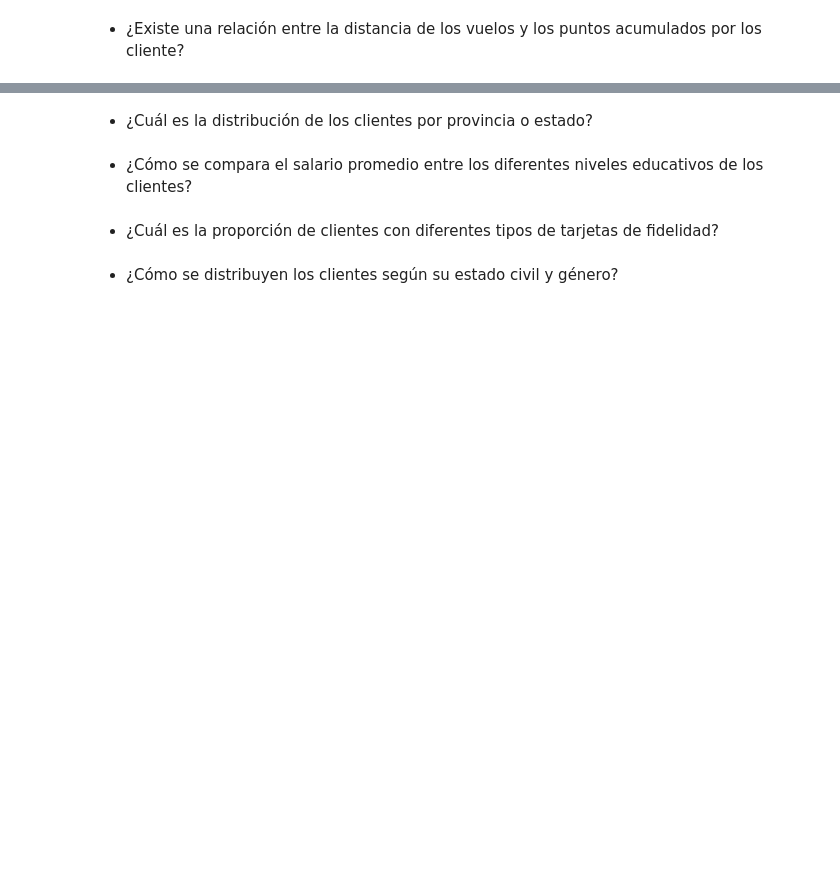
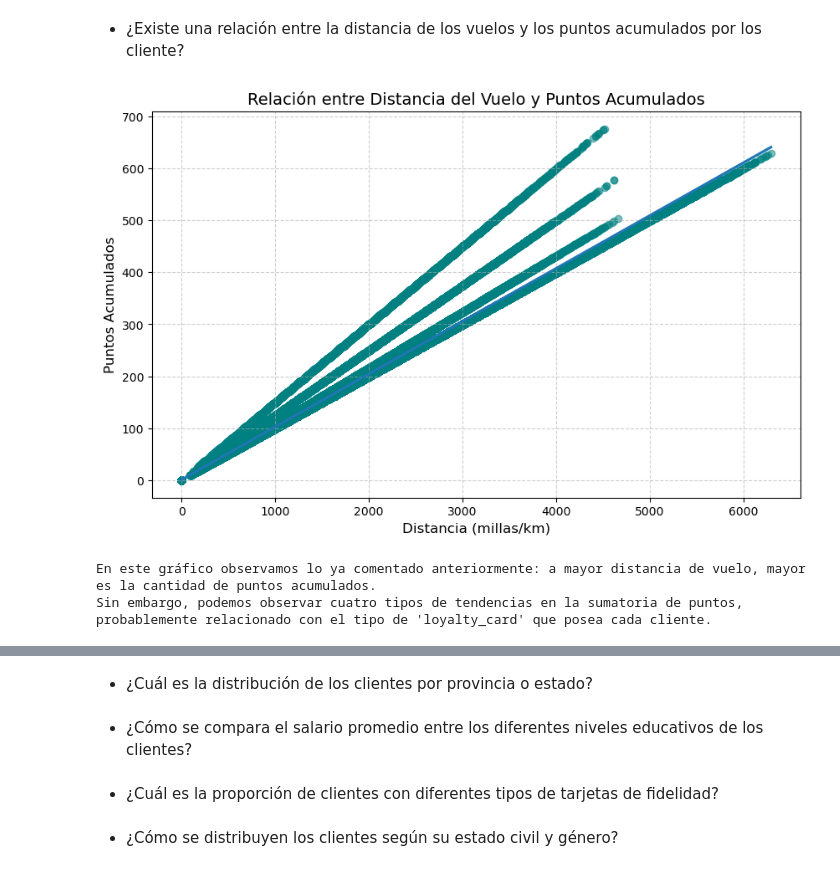
Before and after one commit to Adalab/bda-modulo-3-evaluacion-final-PatriciaAnaya, a Jupyter notebook: bda-modulo-3-evaluacion-final-PatriciaAnaya.ipynb, the cells around one changed output, grey strips where cells are left out. Cells and saved outputs as stored; diff of their text form; code cells hidden in the pictures; blank space fills up the shorter version.

```diff
--- a/bda-modulo-3-evaluacion-final-PatriciaAnaya.ipynb
+++ b/bda-modulo-3-evaluacion-final-PatriciaAnaya.ipynb
@@ -621,2 +639,20 @@ Name: proportion, dtype: float64
 # %% [markdown]
 - ¿Existe una relación entre la distancia de los vuelos y los puntos acumulados por los cliente?
+# %%
+plt.figure(figsize=(10, 6))
+
+# scatter_kws ajusta los puntos, line_kws muestra una línea de tendencia
+sns.regplot(data=df_final, x='distance', y='points_accumulated',
+            scatter_kws={'alpha':0.5, 'color':'teal'})
+
+plt.title('Relación entre Distancia del Vuelo y Puntos Acumulados', fontsize=14)
+plt.xlabel('Distancia (millas/km)', fontsize=12)
+plt.ylabel('Puntos Acumulados', fontsize=12)
+plt.grid(True, linestyle='--', alpha=0.6)
+plt.show()
+
+print("En este gráfico observamos lo ya comentado anteriormente: a mayor distancia de vuelo, mayor es la cantidad de puntos acumulados. \nSin embargo, podemos observar cuatro tipos de tendencias en la sumatoria de puntos, probablemente relacionado con el tipo de 'loyalty_card' que posea cada cliente.")
+# %% [output]
+[figure, added]
+En este gráfico observamos lo ya comentado anteriormente: a mayor distancia de vuelo, mayor es la cantidad de puntos acumulados.
+Sin embargo, podemos observar cuatro tipos de tendencias en la sumatoria de puntos, probablemente relacionado con el tipo de 'loyalty_card' que posea cada cliente.
```
Also changed, not shown: parts of 8 cells of this notebook, 1 other file.
